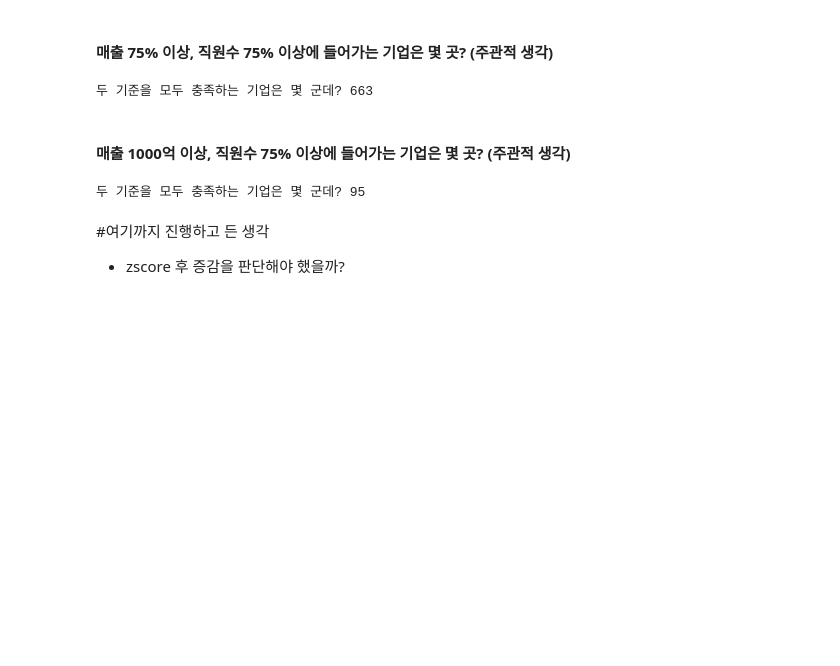
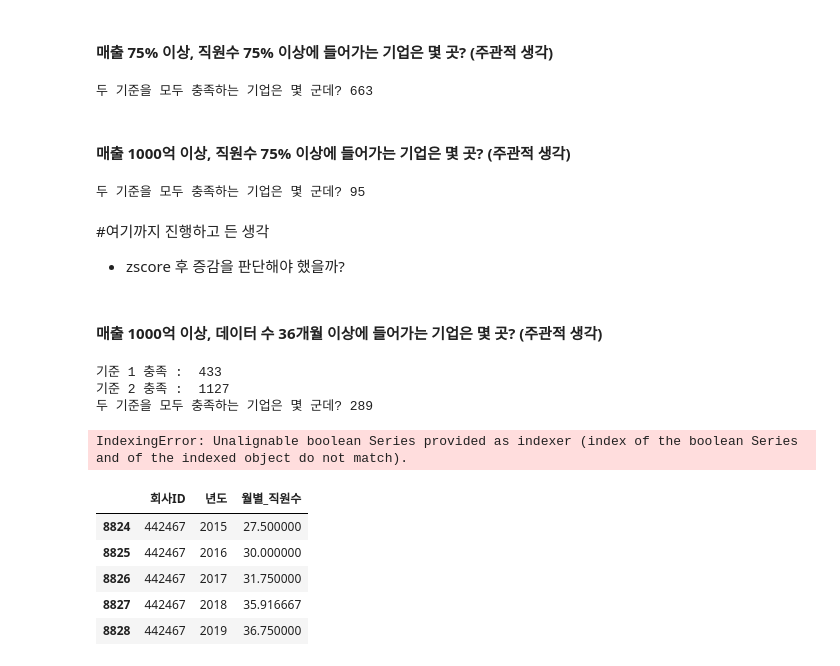
Before and after one commit to cheunx2/team3_wanted_onboarding_2nd, a Jupyter notebook: Week1_고정현/week1_EDA_startup.ipynb, the cells around one changed output. Saved outputs shown, nothing was run; the diff lists cells and outputs as text; code cells hidden in the pictures; blank space fills up the shorter version.

Commit message:
update : filters

```diff
--- a/Week1_고정현/week1_EDA_startup.ipynb
+++ b/Week1_고정현/week1_EDA_startup.ipynb
@@ -224,3 +220,31 @@ print("두 기준을 모두 충족하는 기업은 몇 군데?", len(set1 & set2
 # %% [markdown]
 #여기까지 진행하고 든 생각
 - zscore 후 증감을 판단해야 했을까?
+# %% [markdown]
+#### 매출 1000억 이상, 데이터 수 36개월 이상에 들어가는 기업은 몇 곳? (주관적 생각)
+# %%
+# set1 = set(unicorn[unicorn["월별_직원수"] >= unicorn["월별_직원수"].describe()["75%"]]["회사ID"].unique())
+set2 = set(unicorn[unicorn["연매출액"] >= 24900000]["회사ID"].unique())
+set3 = set(unicorn.groupby('회사ID').filter(lambda x: len(x)>=36)["회사ID"].unique())
+print("기준 1 충족 : ", len(set2))
+print("기준 2 충족 : ", len(set3))
+print("두 기준을 모두 충족하는 기업은 몇 군데?", len(set2 & set3))
+# %% [output]
+기준 1 충족 :  433
+기준 2 충족 :  1127
+두 기준을 모두 충족하는 기업은 몇 군데? 289
+# %%
+employee = unicorn[["회사ID", "년도", "월별_직원수"]].groupby(["회사ID", "년도"]).mean().reset_index()
+employee[employee["회사ID"].value_counts() >= 3]
+# employee.sort_values(by=["회사ID", "년도"]).head(50)
+# %% [output]
+IndexingError: Unalignable boolean Series provided as indexer (index of the boolean Series and of the indexed object do not match).
+# %%
+employee[employee["회사ID"] == 442467]
+# %% [output]
+|  | 회사ID | 년도 | 월별_직원수 |
+| 8824 | 442467 | 2015 | 27.500000 |
+| 8825 | 442467 | 2016 | 30.000000 |
+| 8826 | 442467 | 2017 | 31.750000 |
+| 8827 | 442467 | 2018 | 35.916667 |
+| 8828 | 442467 | 2019 | 36.750000 |
```
Also changed, not shown: parts of 3 cells of this notebook.
